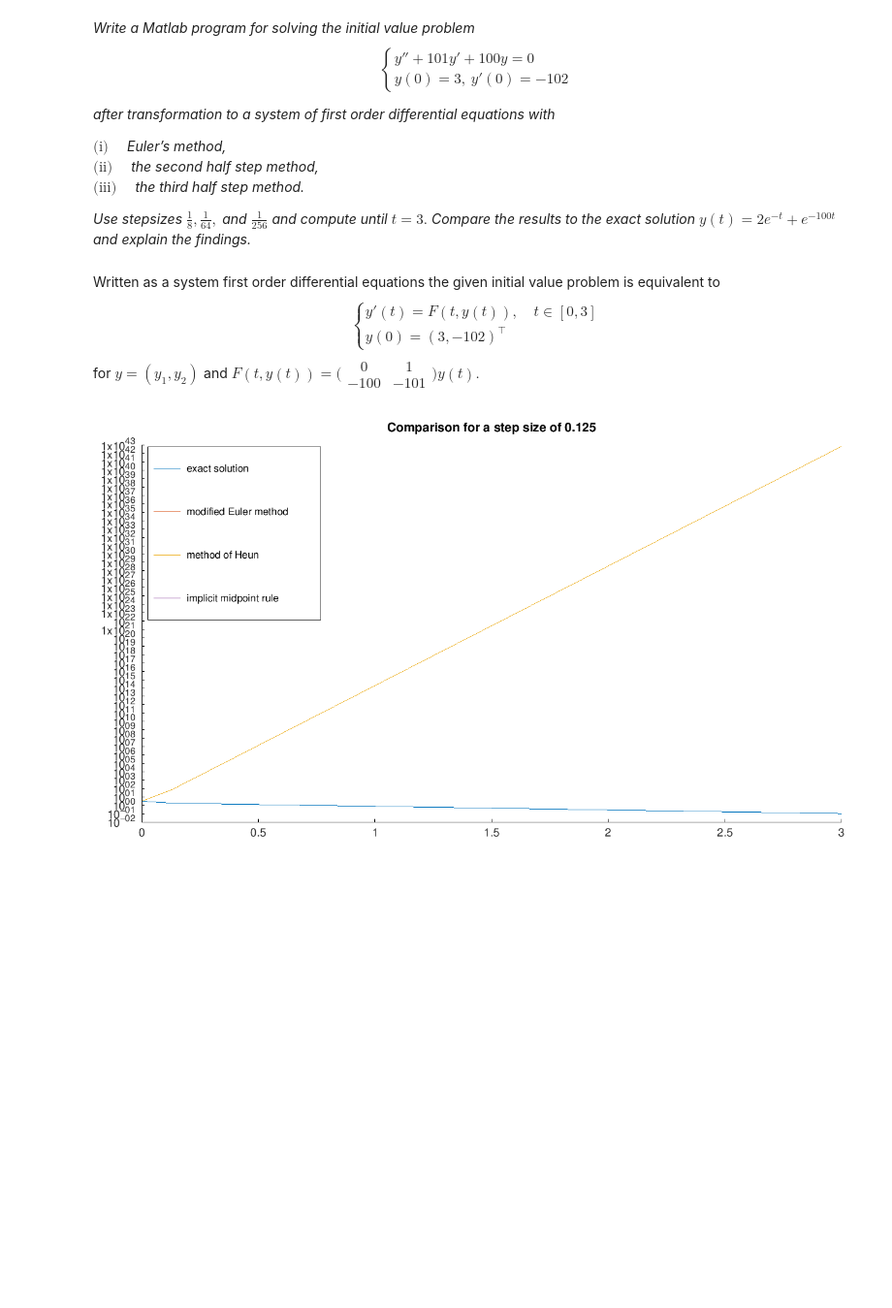
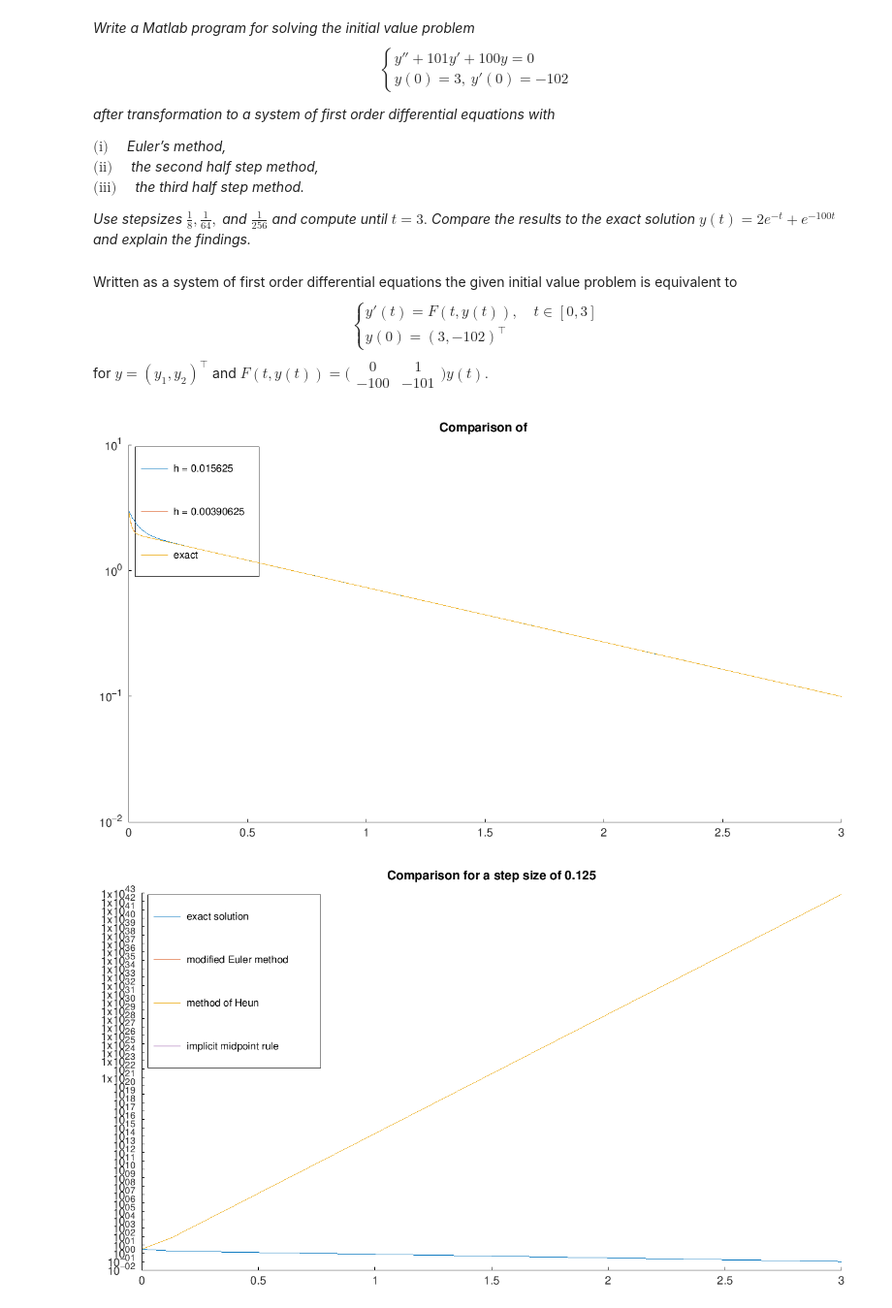
Before and after one commit to maxstollmayer/Advanced-Numerical-Analysis-Course, a Jupyter notebook: exercise32.ipynb, the cells around one changed output. Shown: that part at 97% size. Cells and saved outputs as stored; diff of their text form; code cells hidden in the pictures; blank space fills up the shorter version.

```diff
--- a/exercise32.ipynb
+++ b/exercise32.ipynb
@@ -18,10 +18,10 @@ $\textrm{(iii)} \quad$ *the third half step method.*
 *Use stepsizes* $\frac{1}{8}, \frac{1}{64},$ *and* $\frac{1}{256}$ *and compute until* $t = 3.$ *Compare the results
 to the exact solution* $y(t) = 2 e^{−t} + e^{−100t}$ *and explain the findings.*
 # %% [markdown]
-Written as a system first order differential equations the given initial value problem is equivalent to
+Written as a system of first order differential equations the given initial value problem is equivalent to
 $$\begin{cases}
 y'(t) = F(t, y(t)), \quad t\in [0,3] \\
 y(0) = (3, -102)^\top
 \end{cases}$$
-for $y=(y_1,y_2)$ and $F(t, y(t)) = \big(\begin{smallmatrix} 0 & 1 \\ -100 & -101 \end{smallmatrix}\big) y(t).$
+for $y=(y_1,y_2)^\top$ and $F(t, y(t)) = \big(\begin{smallmatrix} 0 & 1 \\ -100 & -101 \end{smallmatrix}\big) y(t).$
 # %%
@@ -139 +156,6 @@ endfunction
+# %%
+%plot -s 1280,720
+comparison2(@modified_Euler, @F, y0, steps(2:end), plotter=@semilogy, loc="northwest")
+# %% [output]
+[figure, added]
 # %%
```
Also changed, not shown: parts of 7 cells of this notebook, 10 other files.
